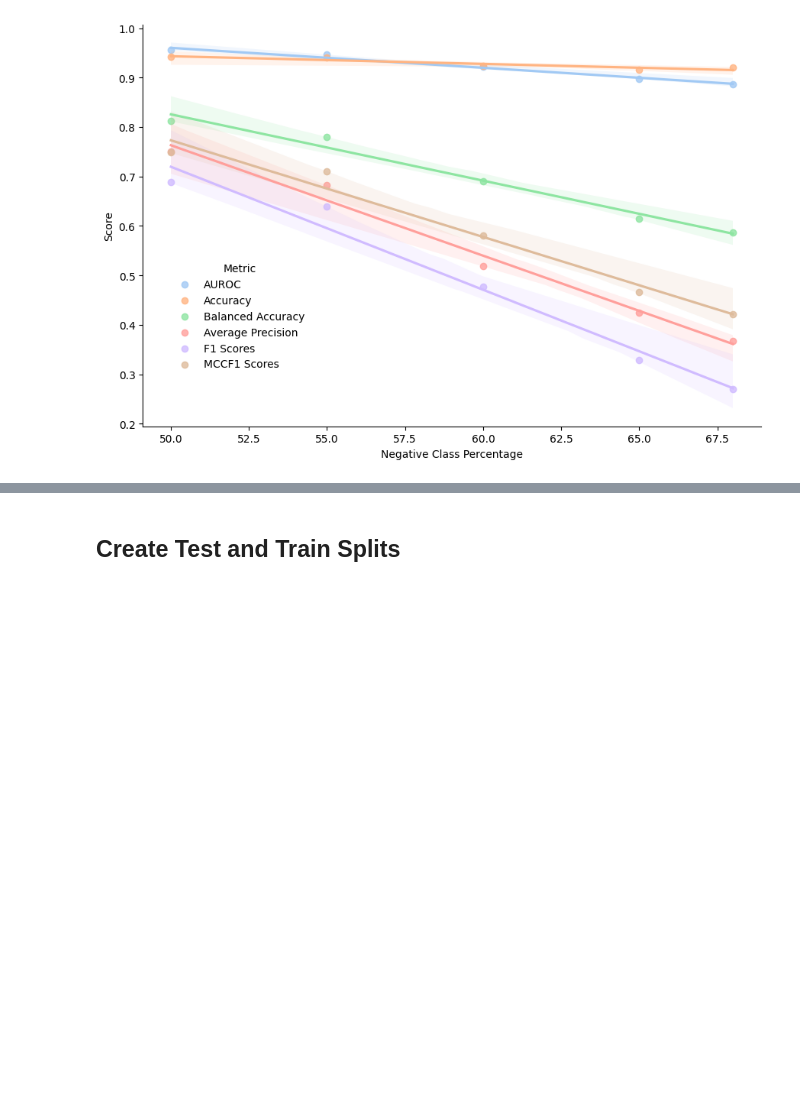
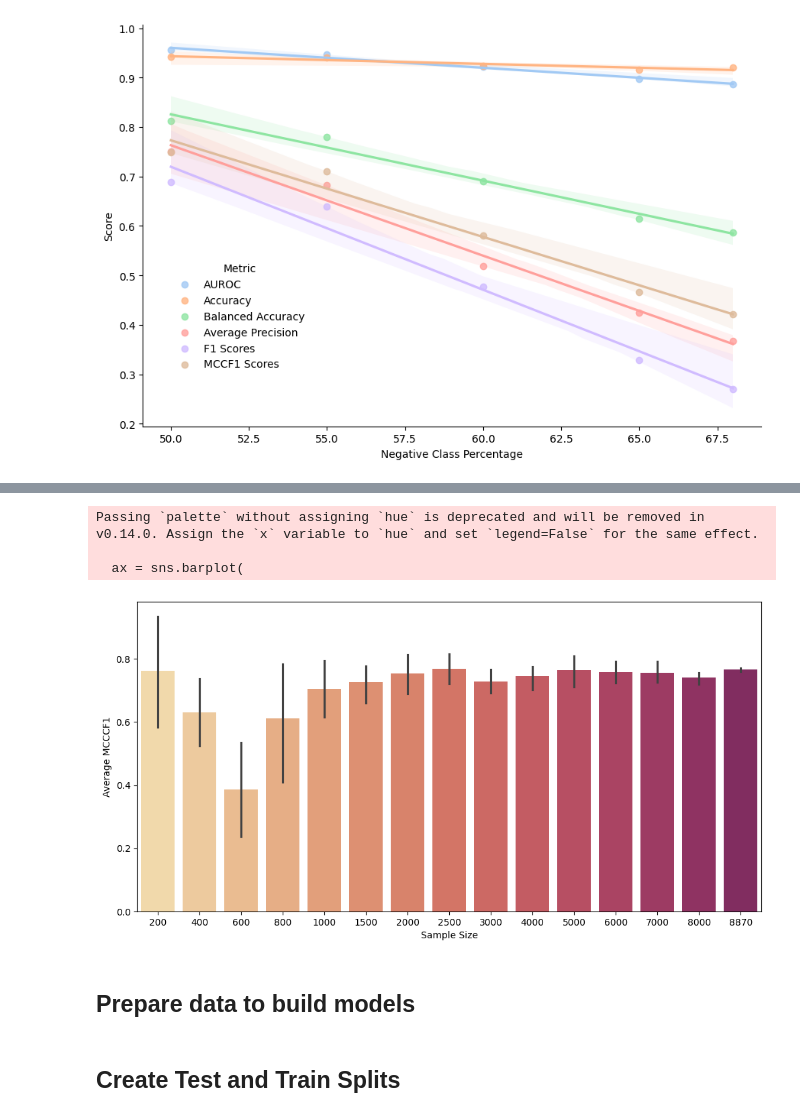
Before and after one commit to ryashpal/eICU-EHR-Pipeline, a Jupyter notebook: notebooks/sepsis_icd_cohort/experiments/05_predict_length_of_stay/analysis_gt_14_days.ipynb, the cells around one changed output, grey strips where cells are left out. Saved outputs shown, nothing was run; the diff lists cells and outputs as text; code cells hidden in the pictures; blank space fills up the shorter version.

```diff
--- a/notebooks/sepsis_icd_cohort/experiments/05_predict_length_of_stay/analysis_gt_14_days.ipynb
+++ b/notebooks/sepsis_icd_cohort/experiments/05_predict_length_of_stay/analysis_gt_14_days.ipynb
@@ -297,0 +476,4 @@ plt.show()
+# %%
+import os
+
+dataDirName = os.environ['EICU_EHR_PIPELINE_BASE'] + '''/data/experiments/05_predict_length_of_stay/sample_size_analysis'''
@@ -297,0 +482,18 @@ plt.show()
+# %%
+import json
+from pathlib import Path
+import pandas as pd
+
+
+data = []
+
+for file in os.listdir(dataDirName):
+    filePath = Path(dataDirName, file)
+    if file.startswith('wb_0_wa_8_sample_'):
+        print('filePath: ', filePath)
+        with open(Path(filePath), 'rb') as f:
+            aurocs = json.load(f)['test_mccf1_score']
+            for auroc in aurocs:
+                data.append(['0-8 [day/s]', int(file.split('.')[0].split('_')[5]), auroc])
+linePlotDf = pd.DataFrame(data, columns=['Data Window', 'Sample Size', 'MCCF1 Score'])
+linePlotDf.sort_values(by='Sample Size')
@@ -298,3 +551,31 @@ plt.show()
+# %%
+import matplotlib.pyplot as plt
+import seaborn as sns
+import cmocean
+
+
+plt.figure(figsize=(12,6))
+ax = sns.barplot(
+    data=linePlotDf,
+    x='Sample Size',
+    y='MCCF1 Score',
+    # hue='Data Window',
+    palette=sns.color_palette("cmo.matter", n_colors=20),
+    # height=6,
+    # aspect=1.5,
+    # lowess=True,
+    # scatter_kws={"s": 0},
+    )
+ax.set(xlabel='Sample Size')
+ax.set(ylabel='Average MCCCF1')
+plt.show()
+# %% [output]
+Passing `palette` without assigning `hue` is deprecated and will be removed in v0.14.0. Assign the `x` variable to `hue` and set `legend=False` for the same effect.
+
+  ax = sns.barplot(
+[figure, added]
+# %% [markdown]
+## Prepare data to build models
 # %% [markdown]
 ## Create Test and Train Splits
 # %%
```
Also changed, not shown: parts of 19 cells of this notebook.
